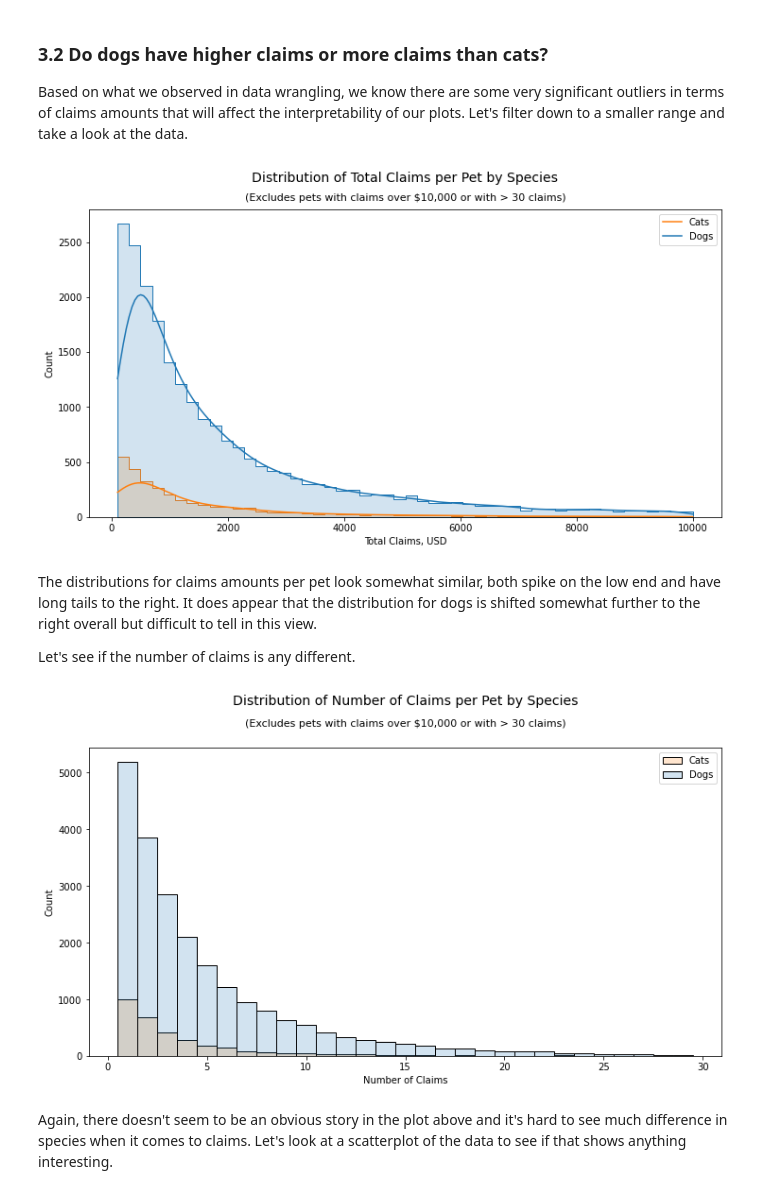
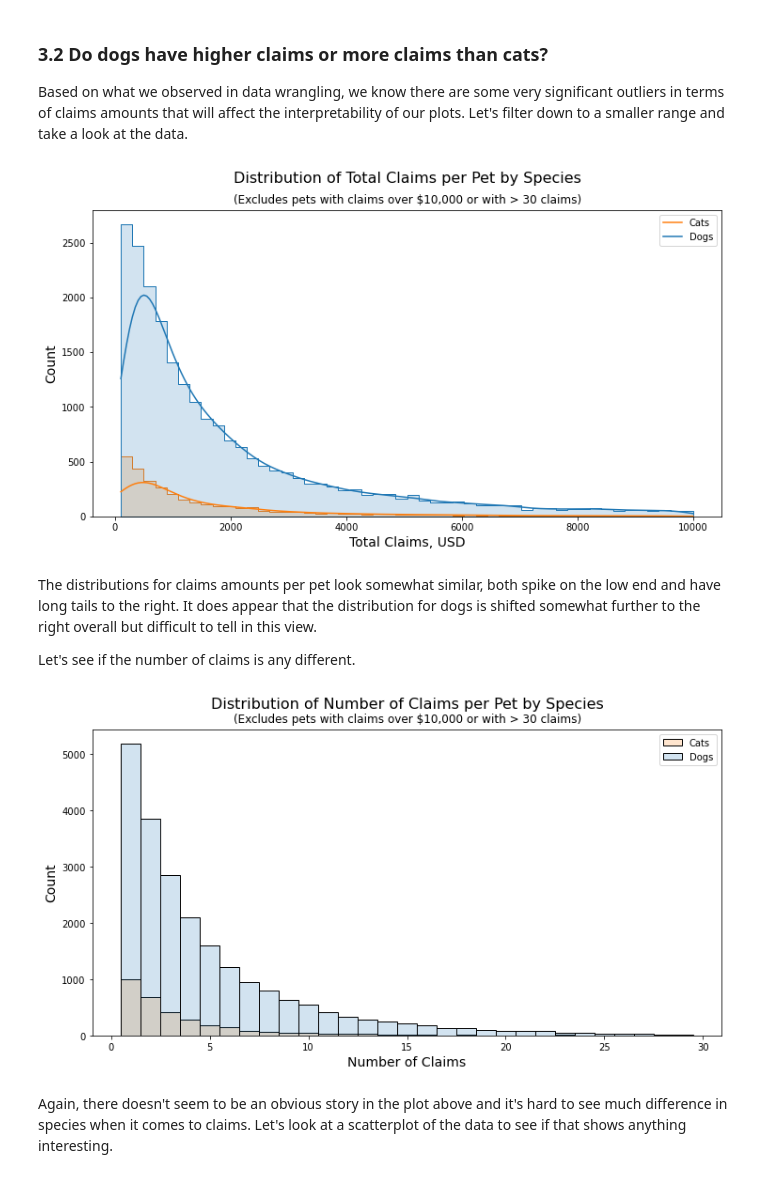
Before and after one commit to stevenrhart/predicting-claims, a Jupyter notebook: notebooks/02_predicting_Insurance_claims_eda.ipynb, the cells around one changed output. Drawn from its saved outputs; the diff is of its cells as text; code cells hidden in the pictures.

```diff
--- a/notebooks/02_predicting_Insurance_claims_eda.ipynb
+++ b/notebooks/02_predicting_Insurance_claims_eda.ipynb
@@ -113,17 +113,18 @@ claim_filter = df[(df.AmtClaimsTotal < 10000) & (df.AmtClaimsTotal > 100) &
 # Create a histogram showing total claims by species
 fig, ax = plt.subplots(1, 1, figsize=(12, 6))
 sns.histplot(x="AmtClaimsTotal", data=claim_filter, hue='Species', alpha=0.2,
-             element='step', kde=True, bins=50).set(title="Distribution of Total Claims, by Species",
-                                          xlabel="Total Claims, USD")
+             element='step', kde=True, bins=50)
 
-# Plot legend and display
-plt.title("Distribution of Total Claims per Pet by Species", y=1.07, fontsize=14)
-plt.suptitle("(Excludes pets with claims over $10,000 or with > 30 claims)", y=0.92, x=0.513, fontsize=11)
+# Plot titles, labels, legend and display
+plt.title("Distribution of Total Claims per Pet by Species", y=1.07, fontsize=16)
+plt.suptitle("(Excludes pets with claims over $10,000 or with > 30 claims)", y=0.92, x=0.513, fontsize=12)
+plt.xlabel("Total Claims, USD", fontsize=14)
+plt.ylabel("Count", fontsize=14)
 plt.legend(labels=(['Cats', 'Dogs']), loc='upper right')
 plt.savefig('../figures/Total-Claims-by-Species.png')
 plt.show()
 # %% [output]
-[figure, old version]
+[figure, new version]
 # %% [markdown]
 The distributions for claims amounts per pet look somewhat similar, both spike on the low end and have long tails to the right. It does appear that the distribution for dogs is shifted somewhat further to the right overall but difficult to tell in this view.
 
@@ -131,16 +132,18 @@ Let's see if the number of claims is any different.
 # %%
 # Create a histogram showing number of claims per pet by species
 fig, ax = plt.subplots(1, 1, figsize=(12, 6))
 sns.histplot(x="NumClaimsTotal", data=claim_filter, hue='Species', alpha=0.2,
-             element='bars', bins=30, discrete=True).set(xlabel="Number of Claims")
+             element='bars', bins=30, discrete=True)
 
 # Plot legend and display
-plt.title("Distribution of Number of Claims per Pet by Species", y=1.12, fontsize=14)
-plt.suptitle("(Excludes pets with claims over $10,000 or with > 30 claims)", y=0.95, x=0.513, fontsize=11)
+plt.title("Distribution of Number of Claims per Pet by Species", y=1.05, fontsize=16)
+plt.suptitle("(Excludes pets with claims over $10,000 or with > 30 claims)", y=0.92, x=0.513, fontsize=12)
+plt.xlabel("Number of Claims", fontsize=14)
+plt.ylabel("Count", fontsize=14)
 plt.legend(labels=(['Cats', 'Dogs']), loc='upper right')
 plt.show()
 # %% [output]
-[figure, old version]
+[figure, new version]
 # %% [markdown]
 Again, there doesn't seem to be an obvious story in the plot above and it's hard to see much difference in species when it comes to claims. Let's look at a scatterplot of the data to see if that shows anything interesting.
 # %%
```
Also changed, not shown: parts of 2 cells of this notebook, 2 other files.
